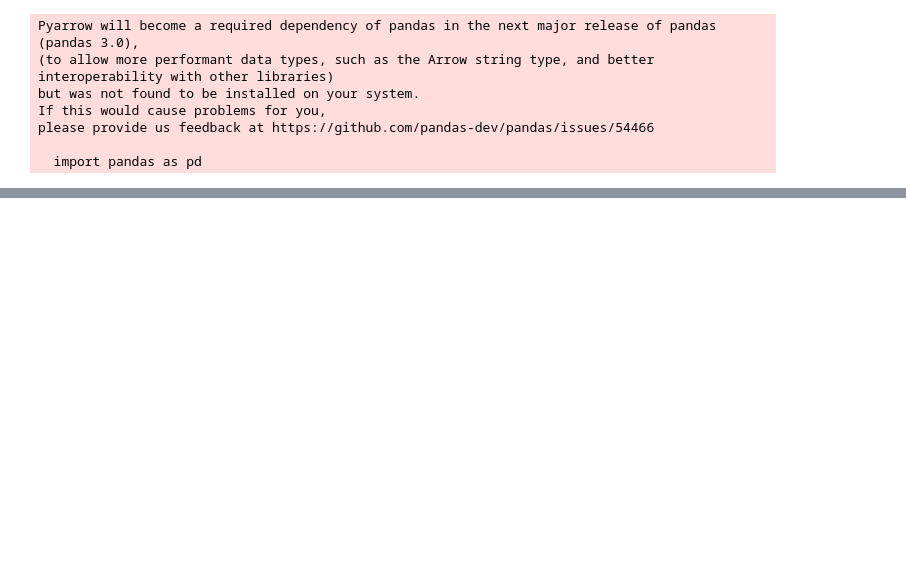
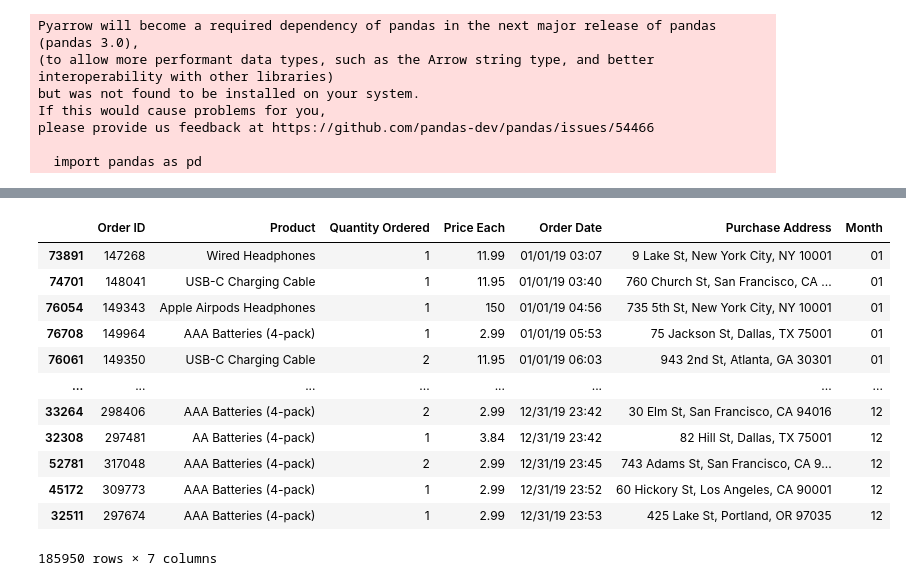
Before and after one commit to jamespairepo/sales_analysis, a Jupyter notebook: analysis.ipynb, the cells around one changed output, grey strips where cells are left out. Cells and saved outputs as stored; diff of their text form; code cells hidden in the pictures; blank space fills up the shorter version.

```diff
--- a/analysis.ipynb
+++ b/analysis.ipynb
@@ -30,0 +83,20 @@ df
+# %%
+# drop order date
+
+all_data = all_data[all_data['Order Date'] != 'Order Date']
+
+all_data
+# %% [output]
+|  | Order ID | Product | Quantity Ordered | Price Each | Order Date | Purchase Address | Month |
+| 73891 | 147268 | Wired Headphones | 1 | 11.99 | 01/01/19 03:07 | 9 Lake St, New York City, NY 10001 | 01 |
+| 74701 | 148041 | USB-C Charging Cable | 1 | 11.95 | 01/01/19 03:40 | 760 Church St, San Francisco, CA ... | 01 |
+| 76054 | 149343 | Apple Airpods Headphones | 1 | 150 | 01/01/19 04:56 | 735 5th St, New York City, NY 10001 | 01 |
+| 76708 | 149964 | AAA Batteries (4-pack) | 1 | 2.99 | 01/01/19 05:53 | 75 Jackson St, Dallas, TX 75001 | 01 |
+| 76061 | 149350 | USB-C Charging Cable | 2 | 11.95 | 01/01/19 06:03 | 943 2nd St, Atlanta, GA 30301 | 01 |
+| ... | ... | ... | ... | ... | ... | ... | ... |
+| 33264 | 298406 | AAA Batteries (4-pack) | 2 | 2.99 | 12/31/19 23:42 | 30 Elm St, San Francisco, CA 94016 | 12 |
+| 32308 | 297481 | AA Batteries (4-pack) | 1 | 3.84 | 12/31/19 23:42 | 82 Hill St, Dallas, TX 75001 | 12 |
+| 52781 | 317048 | AAA Batteries (4-pack) | 2 | 2.99 | 12/31/19 23:45 | 743 Adams St, San Francisco, CA 9... | 12 |
+| 45172 | 309773 | AAA Batteries (4-pack) | 1 | 2.99 | 12/31/19 23:52 | 60 Hickory St, Los Angeles, CA 90001 | 12 |
+| 32511 | 297674 | AAA Batteries (4-pack) | 1 | 2.99 | 12/31/19 23:53 | 425 Lake St, Portland, OR 97035 | 12 |
+185950 rows × 7 columns
```
Also changed, not shown: parts of 7 cells of this notebook, 2 other files.
